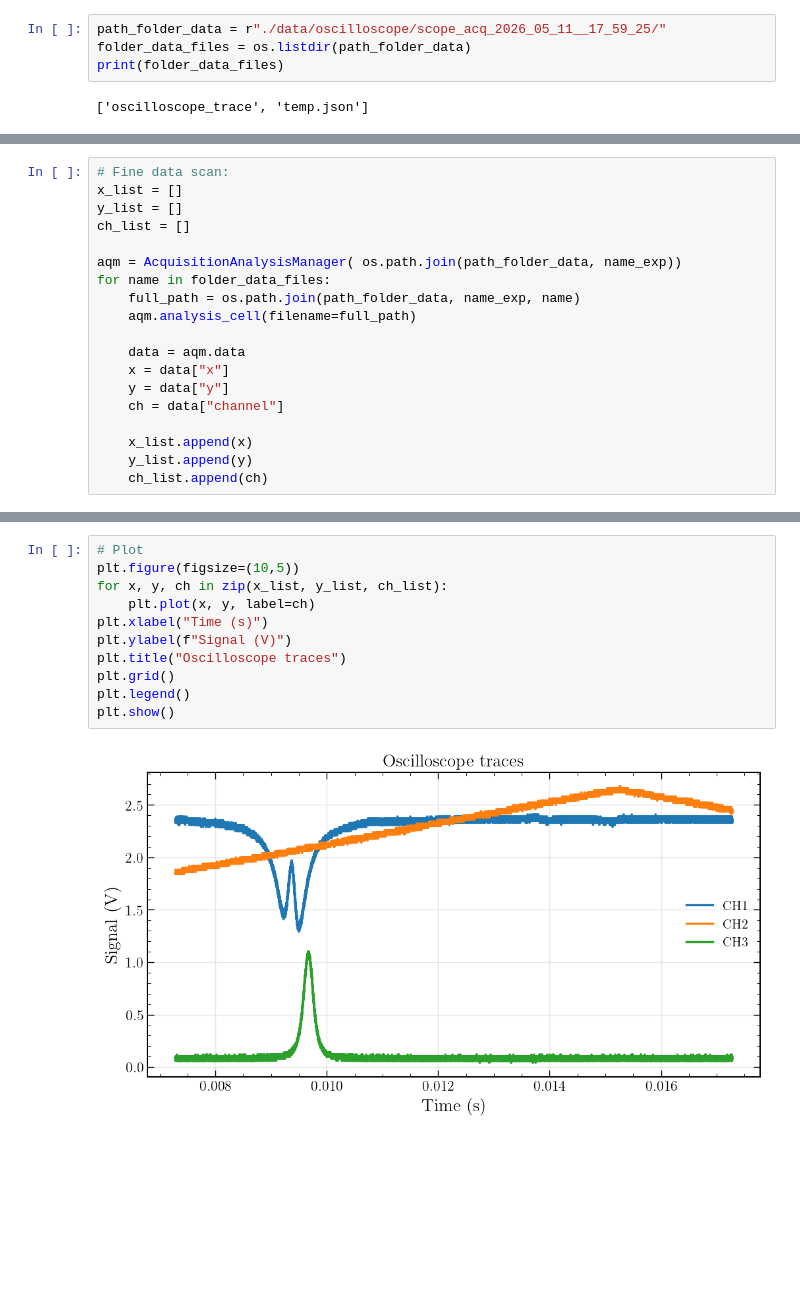
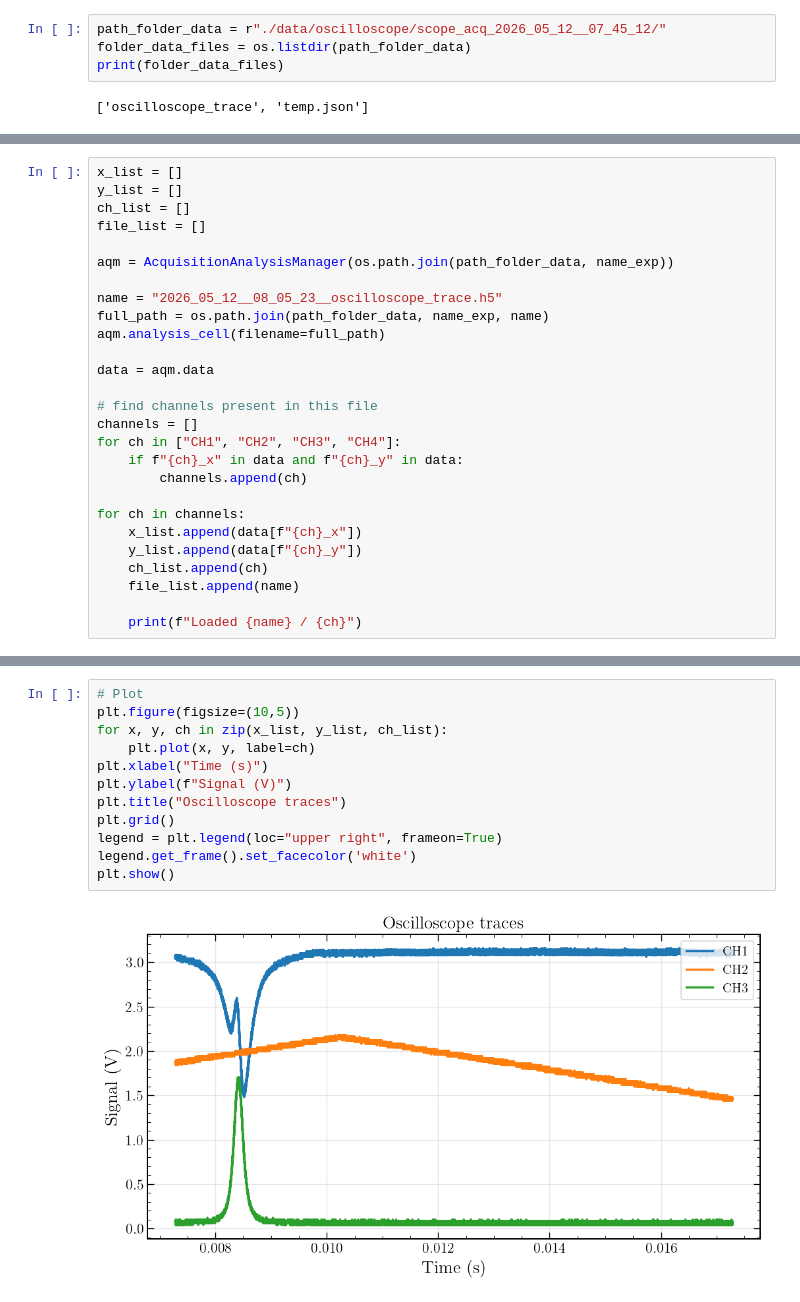
Before and after one commit to eq15t-panda/PANDAManager, a Jupyter notebook: plot_oscillo.ipynb, the cells around one changed output, grey strips where cells are left out. Saved outputs shown, nothing was run; the diff lists cells and outputs as text; blank space fills up the shorter version.

Commit message:
Update plot style to enable legend frame and add new oscilloscope trace data file

```diff
--- a/plot_oscillo.ipynb
+++ b/plot_oscillo.ipynb
@@ -8,7 +8,7 @@ from labmate.acquisition_notebook import AcquisitionAnalysisManager
 from utils.plot_style import set_plot_style
 set_plot_style()
 # %%
-path_folder_data = r"./data/oscilloscope/scope_acq_2026_05_11__17_59_25/"
+path_folder_data = r"./data/oscilloscope/scope_acq_2026_05_12__07_45_12/"
 folder_data_files = os.listdir(path_folder_data)
 print(folder_data_files)
 # %% [output]
@@ -32,21 +52,29 @@ print(folder_data_files)
 # %%
-# Fine data scan:
 x_list = []
 y_list = []
 ch_list = []
+file_list = []
 
-aqm = AcquisitionAnalysisManager( os.path.join(path_folder_data, name_exp))
-for name in folder_data_files:
-    full_path = os.path.join(path_folder_data, name_exp, name)
-    aqm.analysis_cell(filename=full_path)
+aqm = AcquisitionAnalysisManager(os.path.join(path_folder_data, name_exp))
 
-    data = aqm.data
-    x = data["x"]
-    y = data["y"]
-    ch = data["channel"]
+name = "2026_05_12__08_05_23__oscilloscope_trace.h5"
+full_path = os.path.join(path_folder_data, name_exp, name)
+aqm.analysis_cell(filename=full_path)
 
-    x_list.append(x)
-    y_list.append(y)
+data = aqm.data
+
+# find channels present in this file
+channels = []
+for ch in ["CH1", "CH2", "CH3", "CH4"]:
+    if f"{ch}_x" in data and f"{ch}_y" in data:
+        channels.append(ch)
+
+for ch in channels:
+    x_list.append(data[f"{ch}_x"])
+    y_list.append(data[f"{ch}_y"])
     ch_list.append(ch)
+    file_list.append(name)
+
+    print(f"Loaded {name} / {ch}")
 # %% [output]
 Old data analysis
@@ -58,13 +85,14 @@ INFO:2026_05_11__18_00_03__oscilloscope_trace
 # %%
 # Plot
 plt.figure(figsize=(10,5))
 for x, y, ch in zip(x_list, y_list, ch_list):
     plt.plot(x, y, label=ch)
 plt.xlabel("Time (s)")
 plt.ylabel(f"Signal (V)")
 plt.title("Oscilloscope traces")
 plt.grid()
-plt.legend()
+legend = plt.legend(loc="upper right", frameon=True)
+legend.get_frame().set_facecolor('white')
 plt.show()
 # %% [output]
-[figure, old version]
+[figure, new version]
```
Also changed, not shown: parts of 3 cells of this notebook, 5 other files.
